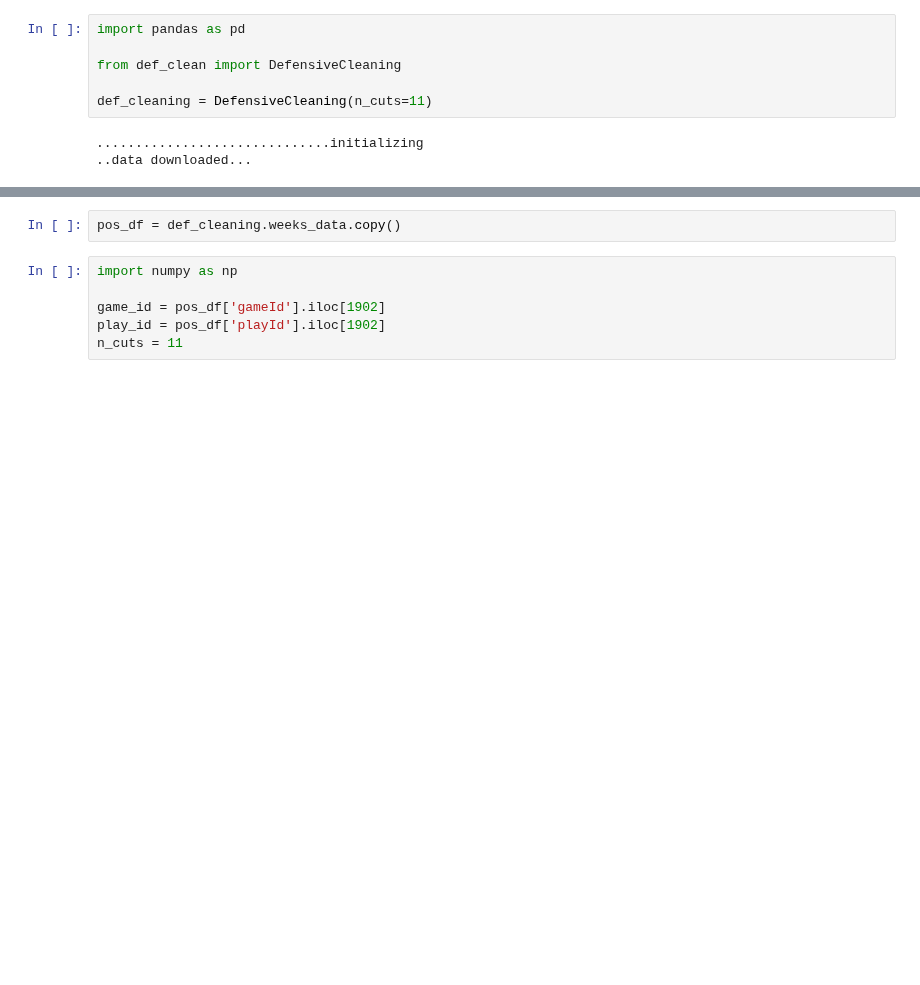
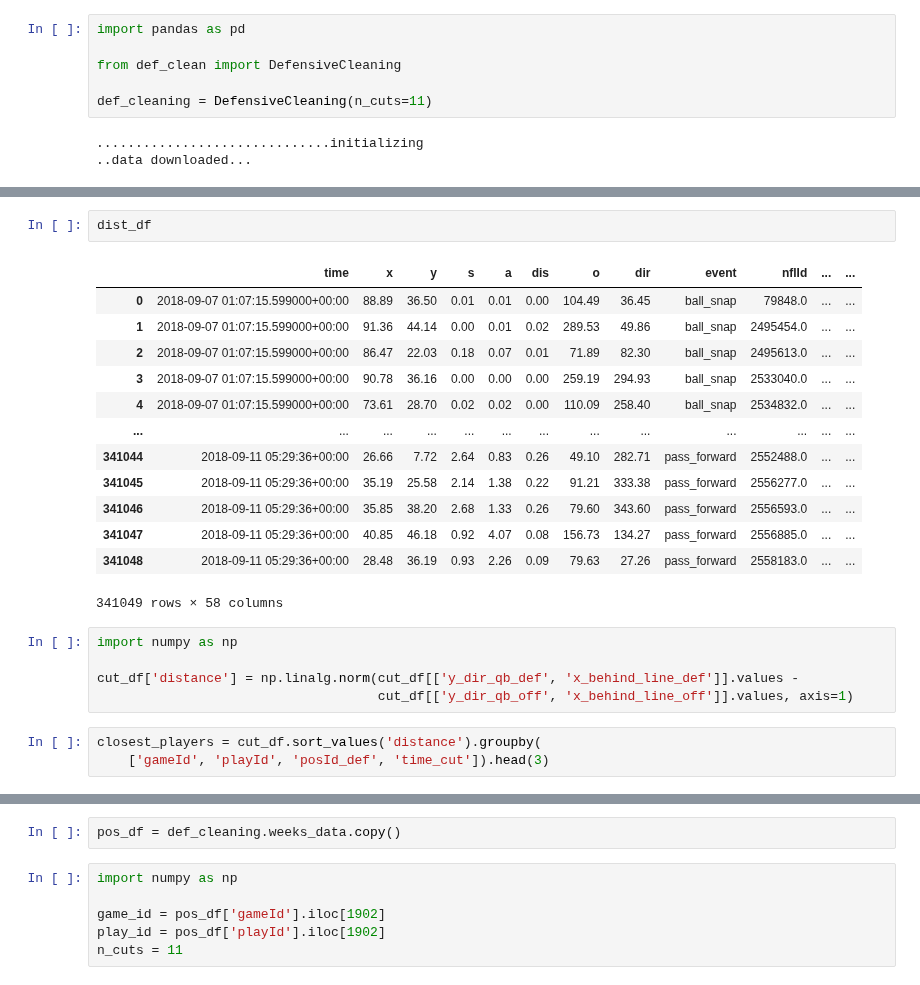
Before and after one commit to andrewbakert/NFL_Pass_Pred, a Jupyter notebook: cosine_sim.ipynb, the cells around one changed output, grey strips where cells are left out. Drawn from its saved outputs; the diff is of its cells as text; blank space fills up the shorter version.

```diff
--- a/cosine_sim.ipynb
+++ b/cosine_sim.ipynb
@@ -20,0 +79,24 @@ df = def_cleaning.cosine_closest_player(cut_df)
+# %%
+dist_df
+# %% [output]
+|  | time | x | y | s | a | dis | o | dir | event | nflId | ... | ... |
+| 0 | 2018-09-07 01:07:15.599000+00:00 | 88.89 | 36.50 | 0.01 | 0.01 | 0.00 | 104.49 | 36.45 | ball_snap | 79848.0 | ... | ... |
+| 1 | 2018-09-07 01:07:15.599000+00:00 | 91.36 | 44.14 | 0.00 | 0.01 | 0.02 | 289.53 | 49.86 | ball_snap | 2495454.0 | ... | ... |
+| 2 | 2018-09-07 01:07:15.599000+00:00 | 86.47 | 22.03 | 0.18 | 0.07 | 0.01 | 71.89 | 82.30 | ball_snap | 2495613.0 | ... | ... |
+| 3 | 2018-09-07 01:07:15.599000+00:00 | 90.78 | 36.16 | 0.00 | 0.00 | 0.00 | 259.19 | 294.93 | ball_snap | 2533040.0 | ... | ... |
+| 4 | 2018-09-07 01:07:15.599000+00:00 | 73.61 | 28.70 | 0.02 | 0.02 | 0.00 | 110.09 | 258.40 | ball_snap | 2534832.0 | ... | ... |
+| ... | ... | ... | ... | ... | ... | ... | ... | ... | ... | ... | ... | ... |
+| 341044 | 2018-09-11 05:29:36+00:00 | 26.66 | 7.72 | 2.64 | 0.83 | 0.26 | 49.10 | 282.71 | pass_forward | 2552488.0 | ... | ... |
+| 341045 | 2018-09-11 05:29:36+00:00 | 35.19 | 25.58 | 2.14 | 1.38 | 0.22 | 91.21 | 333.38 | pass_forward | 2556277.0 | ... | ... |
+| 341046 | 2018-09-11 05:29:36+00:00 | 35.85 | 38.20 | 2.68 | 1.33 | 0.26 | 79.60 | 343.60 | pass_forward | 2556593.0 | ... | ... |
+| 341047 | 2018-09-11 05:29:36+00:00 | 40.85 | 46.18 | 0.92 | 4.07 | 0.08 | 156.73 | 134.27 | pass_forward | 2556885.0 | ... | ... |
+| 341048 | 2018-09-11 05:29:36+00:00 | 28.48 | 36.19 | 0.93 | 2.26 | 0.09 | 79.63 | 27.26 | pass_forward | 2558183.0 | ... | ... |
+341049 rows × 58 columns
+# %%
+import numpy as np
+
+cut_df['distance'] = np.linalg.norm(cut_df[['y_dir_qb_def', 'x_behind_line_def']].values -
+                                    cut_df[['y_dir_qb_off', 'x_behind_line_off']].values, axis=1)
+# %%
+closest_players = cut_df.sort_values('distance').groupby(
+    ['gameId', 'playId', 'posId_def', 'time_cut']).head(3)
```
Also changed, not shown: parts of 7 cells of this notebook, 3 other files.
